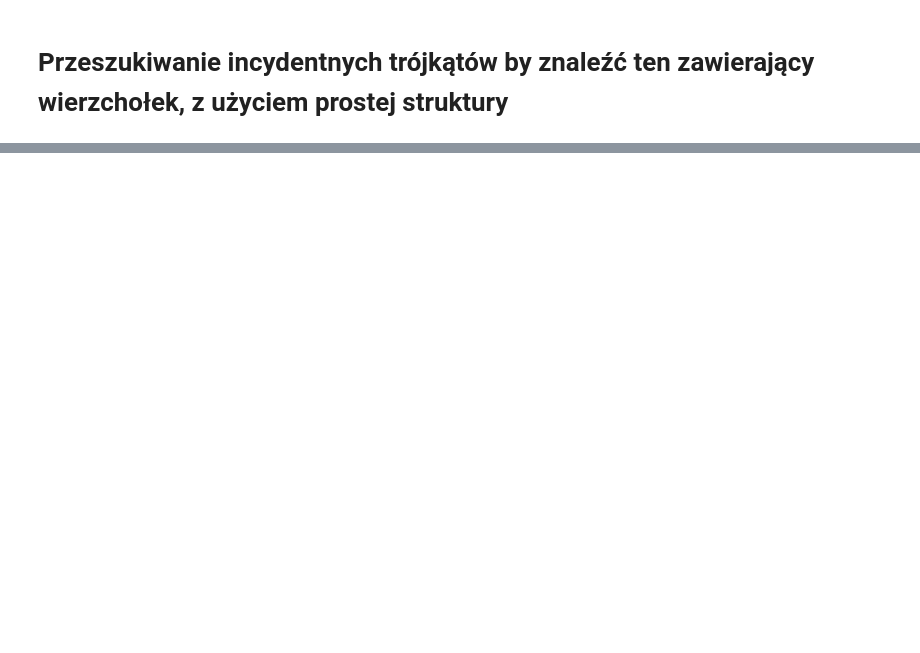
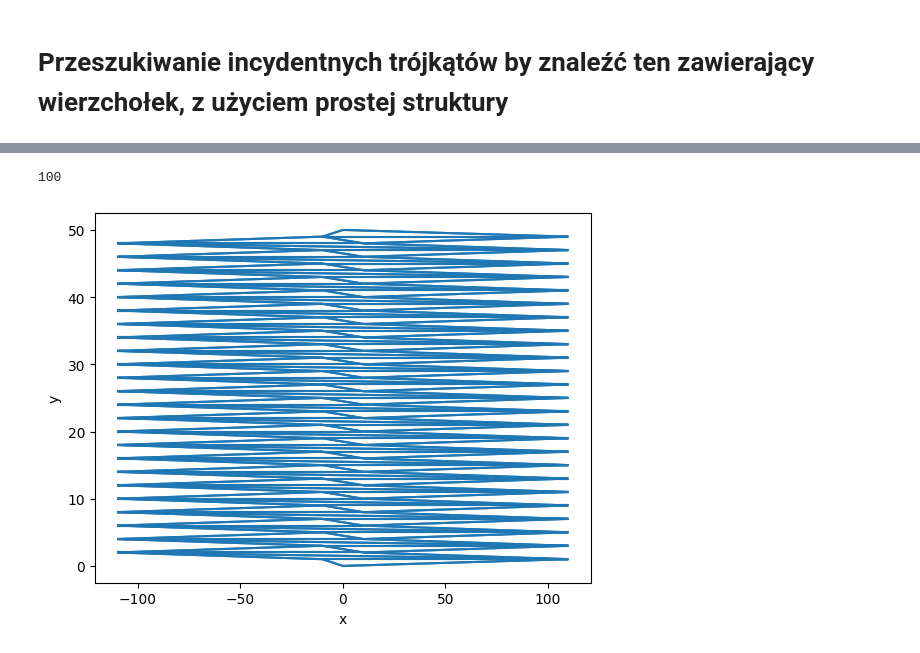
Before and after one commit to Blach03/AlgGeo-projekt, a Jupyter notebook: projekt.ipynb, the cells around one changed output, grey strips where cells are left out. Drawn from its saved outputs; the diff is of its cells as text; code cells hidden in the pictures; blank space fills up the shorter version.

```diff
--- a/projekt.ipynb
+++ b/projekt.ipynb
@@ -738,0 +861,39 @@ Trójkąt zawierający punkt 2 od trójkąta (6, 7, 8) - (4, 9, 2)
+# %%
+def generate_polygon_1(size):
+    polygon = []
+    polygon.append((0, 0))
+    for i in range(size // 2 - 1):
+        x = 10 + 100 * (1 if i % 2 == 0 else 0)
+        y = i + 1
+        polygon.append((x, y))
+    polygon.append((0, size // 2))
+    for i in range(size // 2 - 1):
+        x = -10 - 100 * (1 if i % 2 == 1 else 0)
+        y = size // 2 - 1 - i
+        polygon.append((x, y))
+    return polygon
+
+def generate_triangulation_2(size):
+    vertices = []
+    row_size = int(size ** 0.5)
+    for i in range(row_size):
+        for j in range(row_size):
+            vertices.append((i, j))
+    triangles = []
+    for i in range(row_size - 1):
+        for j in range(row_size - 1):
+            index1 = i + row_size * j
+            index2 = index1 + 1
+            index3 = i + row_size * (j+1)
+            index4 = index3 + 1
+            triangles.append((index1, index2, index3))
+            triangles.append((index2, index3, index4))
+    return vertices, triangles
+
+vertices = generate_polygon_1(100)
+print(len(vertices))
+faces = triangulate(vertices)
+draw_triangulation(vertices, faces)
+# %% [output]
+100
+[figure, added]
```
Also changed, not shown: parts of 21 cells of this notebook, 20 other files.
